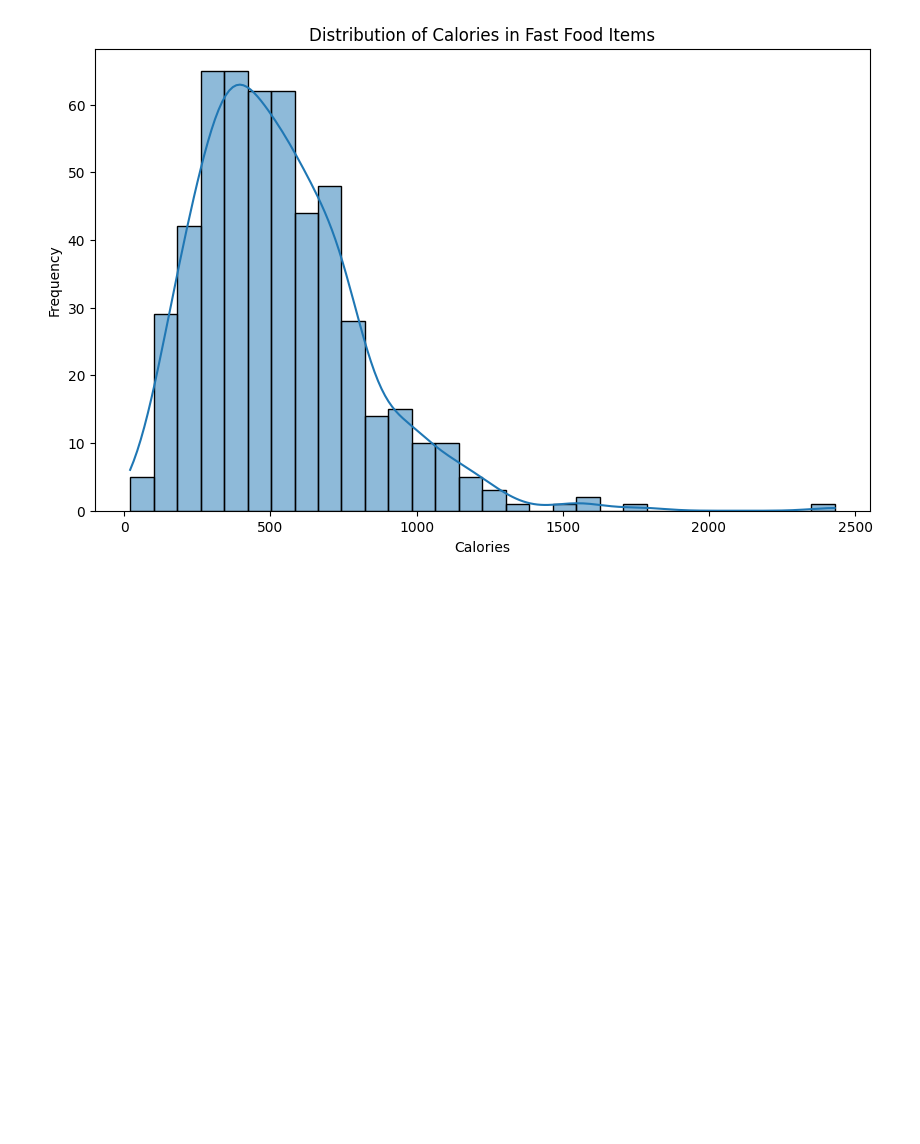
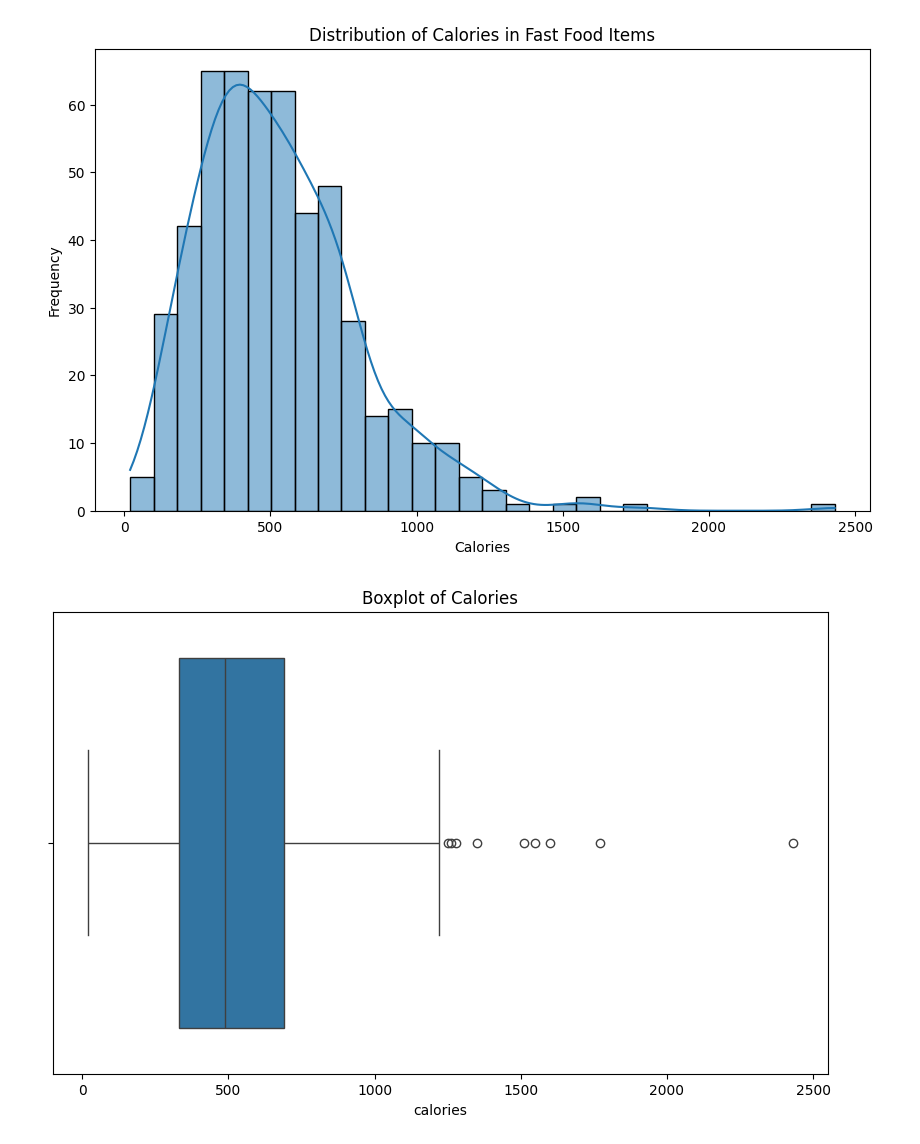
Before and after one commit to ishara1009/Fast-food-calorie-prediction, a Jupyter notebook: fastfood_calories.ipynb, the cells around one changed output. Drawn from its saved outputs; the diff is of its cells as text; code cells hidden in the pictures; blank space fills up the shorter version.

Commit message:
Add boxplot visualization for calorie distribution in cleaned DataFrame

```diff
--- a/fastfood_calories.ipynb
+++ b/fastfood_calories.ipynb
@@ -144,3 +144,10 @@ plt.ylabel("Frequency")
 plt.show()
 # %% [output]
 [figure]
+# %%
+plt.figure(figsize=(10, 6))  # Adjust dimensions for horizontal plot
+sns.boxplot(data=cleaned_df['calories'], orient='h')  # 'h' for horizontal
+plt.title("Boxplot of Calories")
+plt.show()
+# %% [output]
+[figure, added]
```
